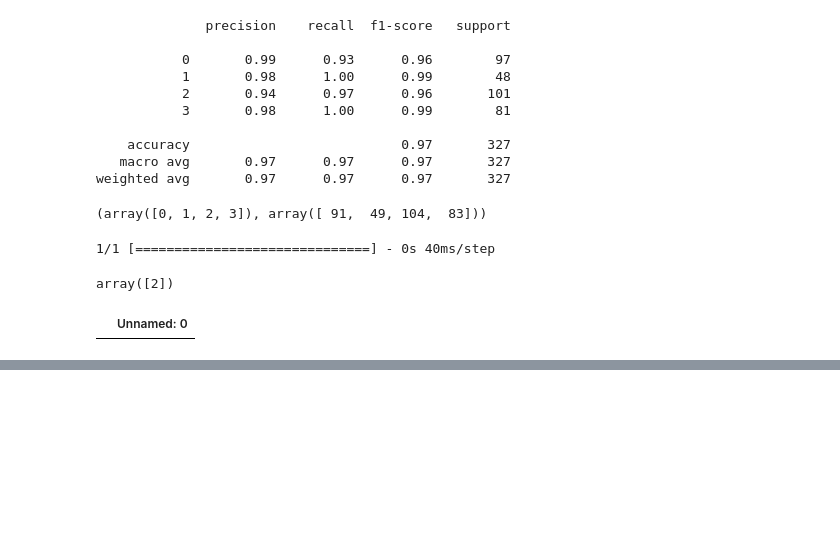
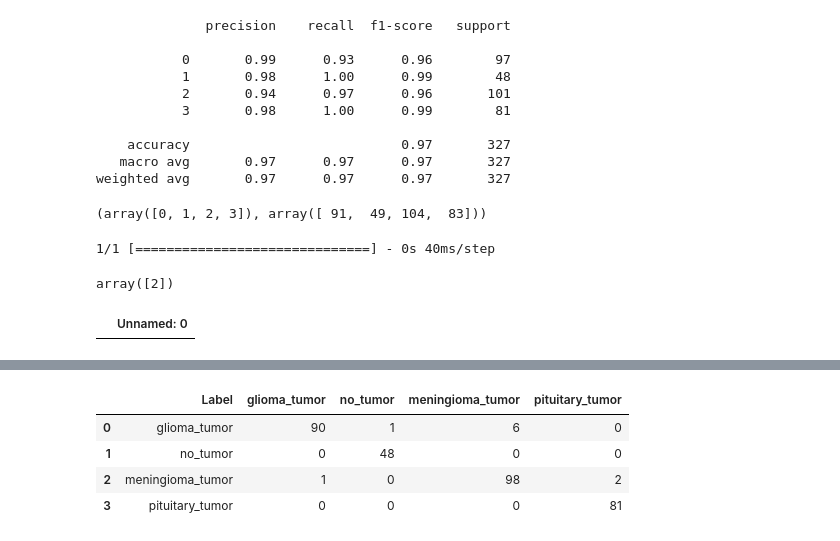
Before and after one commit to mikayla-norton/mri-tumor-classifier, a Jupyter notebook: mri-tumor.ipynb, the cells around one changed output, grey strips where cells are left out. Saved outputs shown, nothing was run; the diff lists cells and outputs as text; code cells hidden in the pictures; blank space fills up the shorter version.

```diff
--- a/mri-tumor.ipynb
+++ b/mri-tumor.ipynb
@@ -212,0 +220,16 @@ summary = pd.read_csv("summary.csv")
+# %%
+cm = pd.read_csv("cm.csv")
+cm["Unnamed: 0"][0] = 'glioma_tumor'
+cm["Unnamed: 0"][1] = 'no_tumor'
+cm["Unnamed: 0"][2] = 'meningioma_tumor'
+cm["Unnamed: 0"][3] = 'pituitary_tumor'
+cm.rename(columns={"Unnamed: 0": "Label", "0": "glioma_tumor", "1": "no_tumor", "2": "meningioma_tumor", "3": "pituitary_tumor"}, inplace=True)
+cm.to_csv('cm.csv')
+# %%
+cm
+# %% [output]
+|  | Label | glioma_tumor | no_tumor | meningioma_tumor | pituitary_tumor |
+| 0 | glioma_tumor | 90 | 1 | 6 | 0 |
+| 1 | no_tumor | 0 | 48 | 0 | 0 |
+| 2 | meningioma_tumor | 1 | 0 | 98 | 2 |
+| 3 | pituitary_tumor | 0 | 0 | 0 | 81 |
```
Also changed, not shown: parts of 2 cells of this notebook, 1 other file.
